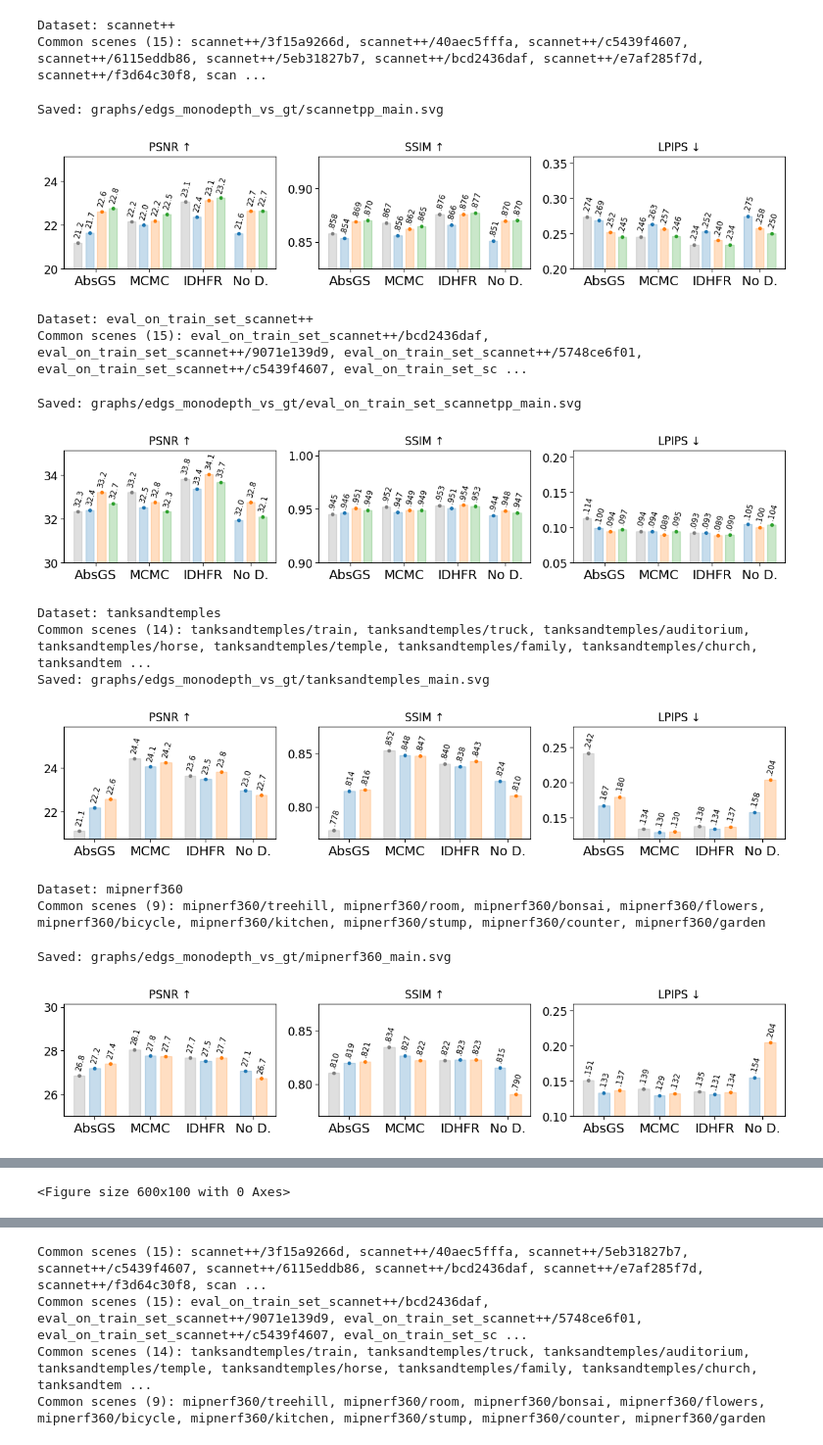
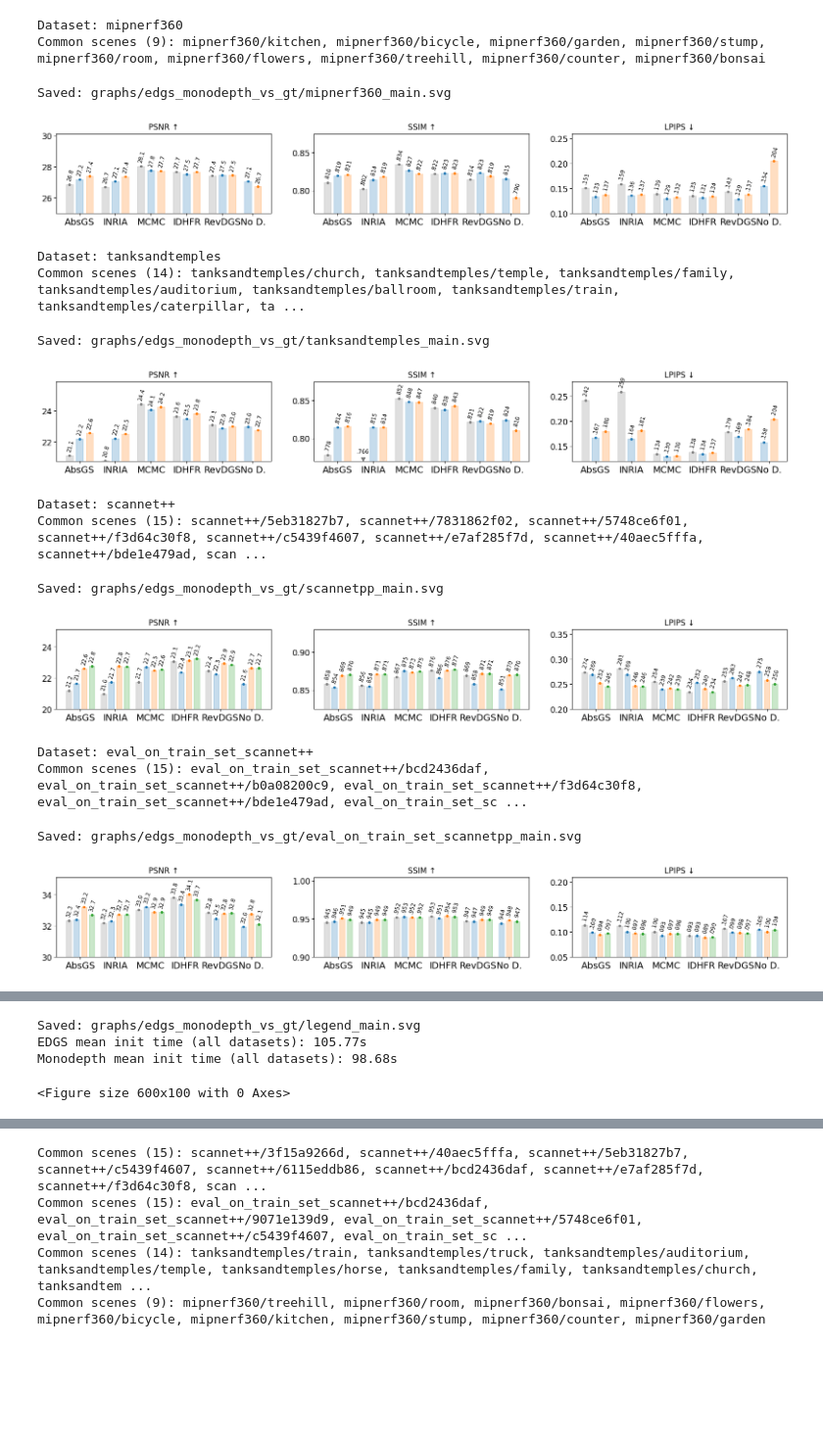
Before and after one commit to deivse/ivd_splat, a Jupyter notebook: results_scripts/results.ipynb, the cells around one changed output, grey strips where cells are left out. Shown at 98% size. Saved outputs shown, nothing was run; the diff lists cells and outputs as text; code cells hidden in the pictures; blank space fills up the shorter version.

```diff
--- a/results_scripts/results.ipynb
+++ b/results_scripts/results.ipynb
@@ -495,9 +1086,11 @@ for dataset in GT_DATASETS:
     for noise in ["0.0", "0.01", "0.1"]:
         for strategy in [
             "DefaultWithGaussianCapStrategy",
+            "INRIAStrategy",
             # "DefaultWithoutADCStrategy",
             "MCMCStrategy",
             "IDHFRStrategy",
+            "RevDGSStrategy"
         ]:
             args = {
                 **common_args,
@@ -564,7 +1157,7 @@ for dataset in GT_DATASETS:
             "train/num-gaussians",
             "eval-all-test/ssim",
         ],
-        figsize=(7, 3),
+        figsize=(10, 3),
         plot_limits_per_metric=plot_limits,
         rotate_bar_labels_angle=45,
         label_all_bars=True,
@@ -645,18 +1252,36 @@ for i, dataset in enumerate(datasets):
             "strategy": "IDHFRStrategy",
         },
     )
+    sfm_inria = runs.get_per_scene_metrics_for_params(
+        {
+            **common_args,
+            "init_group": "sfm_baseline",
+            "strategy": "INRIAStrategy",
+        },
+    )
+    sfm_revdgs = runs.get_per_scene_metrics_for_params(
+        {
+            **common_args,
+            "init_group": "sfm_baseline",
+            "strategy": "RevDGSStrategy",
+        },
+    )
 
     data = {}
     for strategy in [
         "DefaultWithoutADCStrategy",
+        "INRIAStrategy",
         "DefaultWithGaussianCapStrategy",
         "MCMCStrategy",
         "IDHFRStrategy",
+        "RevDGSStrategy",
     ]:
         edgs_params = {
             **common_args,
             "strategy": strategy,
             "init_method": "edgs",
+            # "init_method_config": "full_sh_init=True",
+            "init_method_config": "default",
             "splat_init.increase_scale_with_fewer_splats": True,
         }
         monodepth_params = {
@@ -688,12 +1313,14 @@ for i, dataset in enumerate(datasets):
             )
 
     all_dfs = [x for strat_dict in data.values() for x in strat_dict.values()]
-    drop_scenes_not_present_in_all(sfm, sfm_mcmc, *all_dfs)
+    drop_scenes_not_present_in_all(sfm, sfm_mcmc, sfm_idhfr, sfm_inria, sfm_revdgs, *all_dfs)
 
     data_means = {}
     data_means["AbsGS"] = {"SfM (Size differs)": sfm.mean()}
+    data_means["INRIA"] = {"SfM (Size differs)": sfm_inria.mean()}
     data_means["MCMC"] = {"SfM (Size differs)": sfm_mcmc.mean()}
     data_means["IDHFR"] = {"SfM (Size differs)": sfm_idhfr.mean()}
+    data_means["RevDGS"] = {"SfM (Size differs)": sfm_revdgs.mean()}
 
     for strat, method_dict in data.items():
         for method, df in method_dict.items():
@@ -745,7 +1372,7 @@ for i, dataset in enumerate(datasets):
             for m in TABLE_METRICS
             if m not in {"train/num-gaussians", "train/total-train-time"}
         ],
-        figsize=(14, 2.2),
+        figsize=(20, 2.2),
         label_all_bars=True,
         plot_limits_per_metric=plot_limits_per_metric,
         columns=3,
@@ -764,46 +1391,46 @@ for i, dataset in enumerate(datasets):
     save_figure_svg(fig, CELL_GRAPH_SUBDIR, f"{dataset}_main")
     plt.show()
 
     if is_last:
         # Save legend
         fig = plt.figure(figsize=(6, 1))
 
         legend = fig.legend(
             handles,
             labels,
             loc="center",
             ncol=len(handles),
             columnspacing=0.25,
             handletextpad=0.15,
             frameon=False,
         )
 
         # Draw the figure so legend gets a size
         fig.canvas.draw()
 
         # Save ONLY the legend
         bbox = legend.get_window_extent().transformed(fig.dpi_scale_trans.inverted())
         save_figure_svg(fig, CELL_GRAPH_SUBDIR, "legend_main", bbox_inches=bbox)
 
 edgs_mean_init_time = edgs_init_runs.df["init_only_runtime"].mean()
 monodepth_mean_init_time = monodepth_init_runs.df["init_only_runtime"].mean()
 
 print(f"EDGS mean init time (all datasets): {edgs_mean_init_time:.2f}s")
 print(f"Monodepth mean init time (all datasets): {monodepth_mean_init_time:.2f}s")
 # %% [output]
-Dataset: scannet++
-Common scenes (15): scannet++/3f15a9266d, scannet++/40aec5fffa, scannet++/c5439f4607, scannet++/6115eddb86, scannet++/5eb31827b7, scannet++/bcd2436daf, scannet++/e7af285f7d, scannet++/f3d64c30f8, scan ...
+Dataset: mipnerf360
+Common scenes (9): mipnerf360/kitchen, mipnerf360/bicycle, mipnerf360/garden, mipnerf360/stump, mipnerf360/room, mipnerf360/flowers, mipnerf360/treehill, mipnerf360/counter, mipnerf360/bonsai
-Saved: graphs/edgs_monodepth_vs_gt/scannetpp_main.svg
+Saved: graphs/edgs_monodepth_vs_gt/mipnerf360_main.svg
-[figure, old version]
+[figure, new version]
-Dataset: eval_on_train_set_scannet++
-Common scenes (15): eval_on_train_set_scannet++/bcd2436daf, eval_on_train_set_scannet++/9071e139d9, eval_on_train_set_scannet++/5748ce6f01, eval_on_train_set_scannet++/c5439f4607, eval_on_train_set_sc ...
+Dataset: tanksandtemples
+Common scenes (14): tanksandtemples/church, tanksandtemples/temple, tanksandtemples/family, tanksandtemples/auditorium, tanksandtemples/ballroom, tanksandtemples/train, tanksandtemples/caterpillar, ta ...
-Saved: graphs/edgs_monodepth_vs_gt/eval_on_train_set_scannetpp_main.svg
+Saved: graphs/edgs_monodepth_vs_gt/tanksandtemples_main.svg
-[figure, old version]
+[figure, new version]
-Dataset: tanksandtemples
-Common scenes (14): tanksandtemples/train, tanksandtemples/truck, tanksandtemples/auditorium, tanksandtemples/horse, tanksandtemples/temple, tanksandtemples/family, tanksandtemples/church, tanksandtem ...
-Saved: graphs/edgs_monodepth_vs_gt/tanksandtemples_main.svg
+Dataset: scannet++
+Common scenes (15): scannet++/5eb31827b7, scannet++/7831862f02, scannet++/5748ce6f01, scannet++/f3d64c30f8, scannet++/c5439f4607, scannet++/e7af285f7d, scannet++/40aec5fffa, scannet++/bde1e479ad, scan ...
+Saved: graphs/edgs_monodepth_vs_gt/scannetpp_main.svg
-[figure, old version]
+[figure, new version]
-Dataset: mipnerf360
-Common scenes (9): mipnerf360/treehill, mipnerf360/room, mipnerf360/bonsai, mipnerf360/flowers, mipnerf360/bicycle, mipnerf360/kitchen, mipnerf360/stump, mipnerf360/counter, mipnerf360/garden
-Saved: graphs/edgs_monodepth_vs_gt/mipnerf360_main.svg
+Dataset: eval_on_train_set_scannet++
+Common scenes (15): eval_on_train_set_scannet++/bcd2436daf, eval_on_train_set_scannet++/b0a08200c9, eval_on_train_set_scannet++/f3d64c30f8, eval_on_train_set_scannet++/bde1e479ad, eval_on_train_set_sc ...
+Saved: graphs/edgs_monodepth_vs_gt/eval_on_train_set_scannetpp_main.svg
-[figure, old version]
+[figure, new version]
@@ -813,4 +1437,7 @@ Monodepth mean init time (all datasets): 98.68s
-<Figure size 600x100 with 0 Axes>
+Saved: graphs/edgs_monodepth_vs_gt/legend_main.svg
+EDGS mean init time (all datasets): 105.77s
+Monodepth mean init time (all datasets): 98.68s
+<Figure size 600x100 with 0 Axes>
 # %%
 # Different G_max fractions with laser scan init at 50% G_max init size, and SfM init
 # TODO: Forgot to specify GT init size in paper.
```
Also changed, not shown: parts of 11 cells of this notebook, 6 other files.
